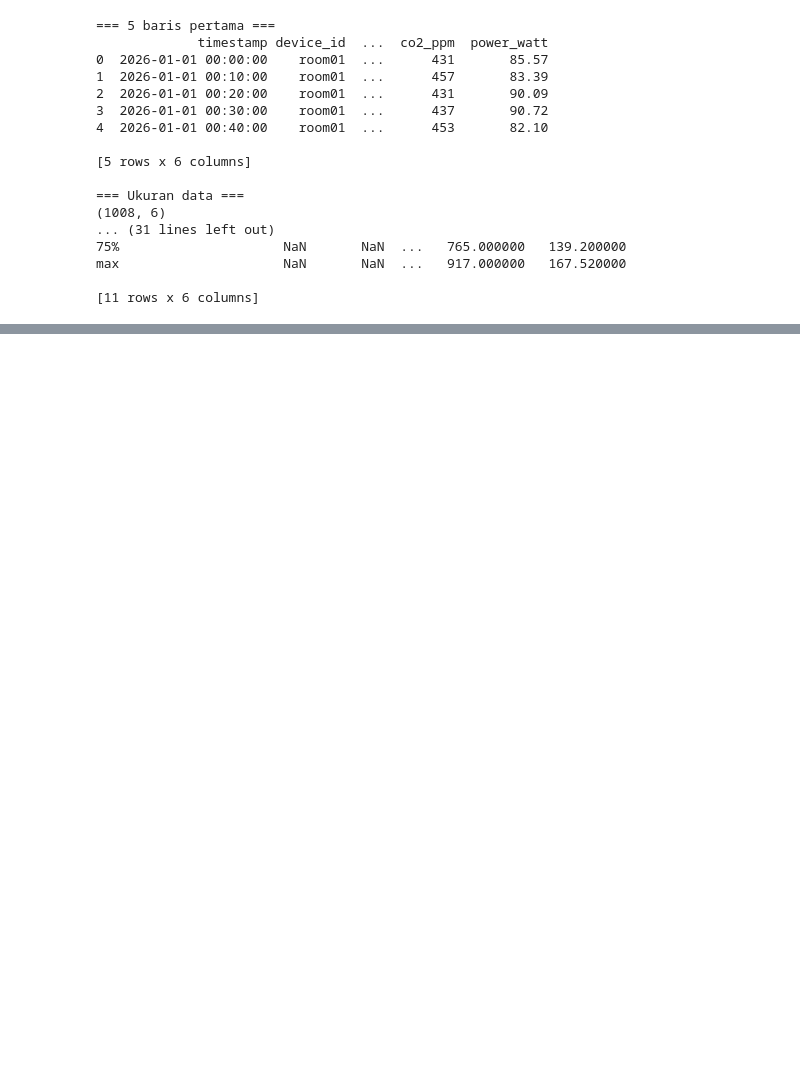
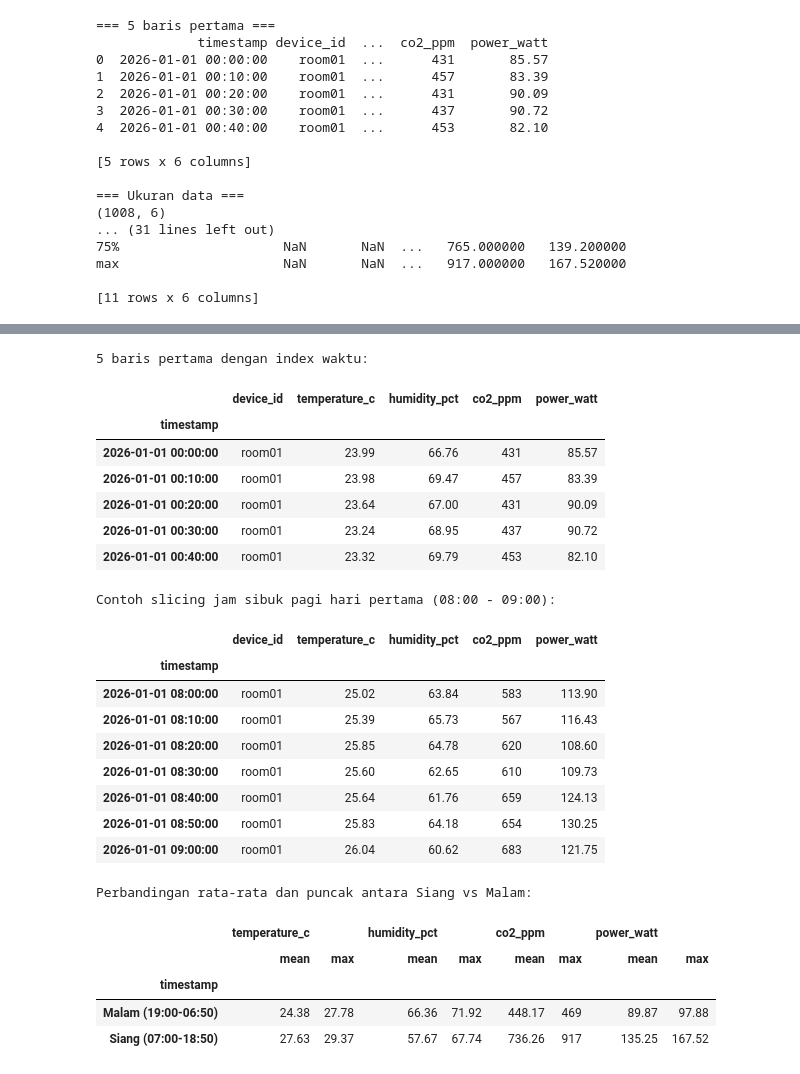
Before and after one commit to sulhanfuadi/iot-ml-book, a Jupyter notebook: notebooks/05_eksplorasi_dataset.ipynb, the cells around one changed output, grey strips where cells are left out. Cells and saved outputs as stored; diff of their text form; code cells hidden in the pictures; blank space fills up the shorter version.

```diff
--- a/notebooks/05_eksplorasi_dataset.ipynb
+++ b/notebooks/05_eksplorasi_dataset.ipynb
@@ -71,0 +160,19 @@ Figure(1000x500)
+# %%
+df = df_raw.copy()
+dtype_before = df["timestamp"].dtype
+df["timestamp"] = pd.to_datetime(df["timestamp"])
+dtype_after = df["timestamp"].dtype
+
+print(f"Tipe kolom timestamp : {dtype_before} -> {dtype_after}")
+print(f"Rentang waktu        : {df['timestamp'].min()} s.d. {df['timestamp'].max()}")
+print(f"Total durasi         : {df['timestamp'].max() - df['timestamp'].min()}")
+print(f"Jumlah device unik   : {df['device_id'].nunique()} -> {df['device_id'].unique().tolist()}")
+
+interval_counts = (
+    df.sort_values("timestamp")["timestamp"]
+    .diff()
+    .dropna()
+    .value_counts()
+)
+print("\nDistribusi interval antar-pembacaan:")
+display(interval_counts.to_frame("jumlah_transisi"))
@@ -71,0 +200,44 @@ Figure(1000x500)
+# %%
+df_ts = df.sort_values("timestamp").set_index("timestamp")
+
+print("5 baris pertama dengan index waktu:")
+display(df_ts.head())
+
+print("Contoh slicing jam sibuk pagi hari pertama (08:00 - 09:00):")
+display(df_ts.loc["2026-01-01 08:00:00":"2026-01-01 09:00:00"])
+
+periode = df_ts.index.hour.map(
+    lambda h: "Siang (07:00-18:50)" if 7 <= h < 19 else "Malam (19:00-06:50)"
+)
+day_night_summary = (
+    df_ts.groupby(periode)[["temperature_c", "humidity_pct", "co2_ppm", "power_watt"]]
+    .agg(["mean", "max"])
+    .round(2)
+)
+print("Perbandingan rata-rata dan puncak antara Siang vs Malam:")
+display(day_night_summary)
+# %% [output]
+5 baris pertama dengan index waktu:
+|  | device_id | temperature_c | humidity_pct | co2_ppm | power_watt |
+| timestamp |  |  |  |  |  |
+| 2026-01-01 00:00:00 | room01 | 23.99 | 66.76 | 431 | 85.57 |
+| 2026-01-01 00:10:00 | room01 | 23.98 | 69.47 | 457 | 83.39 |
+| 2026-01-01 00:20:00 | room01 | 23.64 | 67.00 | 431 | 90.09 |
+| 2026-01-01 00:30:00 | room01 | 23.24 | 68.95 | 437 | 90.72 |
+| 2026-01-01 00:40:00 | room01 | 23.32 | 69.79 | 453 | 82.10 |
+Contoh slicing jam sibuk pagi hari pertama (08:00 - 09:00):
+|  | device_id | temperature_c | humidity_pct | co2_ppm | power_watt |
+| timestamp |  |  |  |  |  |
+| 2026-01-01 08:00:00 | room01 | 25.02 | 63.84 | 583 | 113.90 |
+| 2026-01-01 08:10:00 | room01 | 25.39 | 65.73 | 567 | 116.43 |
+| 2026-01-01 08:20:00 | room01 | 25.85 | 64.78 | 620 | 108.60 |
+| 2026-01-01 08:30:00 | room01 | 25.60 | 62.65 | 610 | 109.73 |
+| 2026-01-01 08:40:00 | room01 | 25.64 | 61.76 | 659 | 124.13 |
+| 2026-01-01 08:50:00 | room01 | 25.83 | 64.18 | 654 | 130.25 |
+| 2026-01-01 09:00:00 | room01 | 26.04 | 60.62 | 683 | 121.75 |
+Perbandingan rata-rata dan puncak antara Siang vs Malam:
+|  | temperature_c |  | humidity_pct |  | co2_ppm |  | power_watt |  |
+|  | mean | max | mean | max | mean | max | mean | max |
+| timestamp |  |  |  |  |  |  |  |  |
+| Malam (19:00-06:50) | 24.38 | 27.78 | 66.36 | 71.92 | 448.17 | 469 | 89.87 | 97.88 |
+| Siang (07:00-18:50) | 27.63 | 29.37 | 57.67 | 67.74 | 736.26 | 917 | 135.25 | 167.52 |
```
Also changed, not shown: parts of 31 cells of this notebook.
